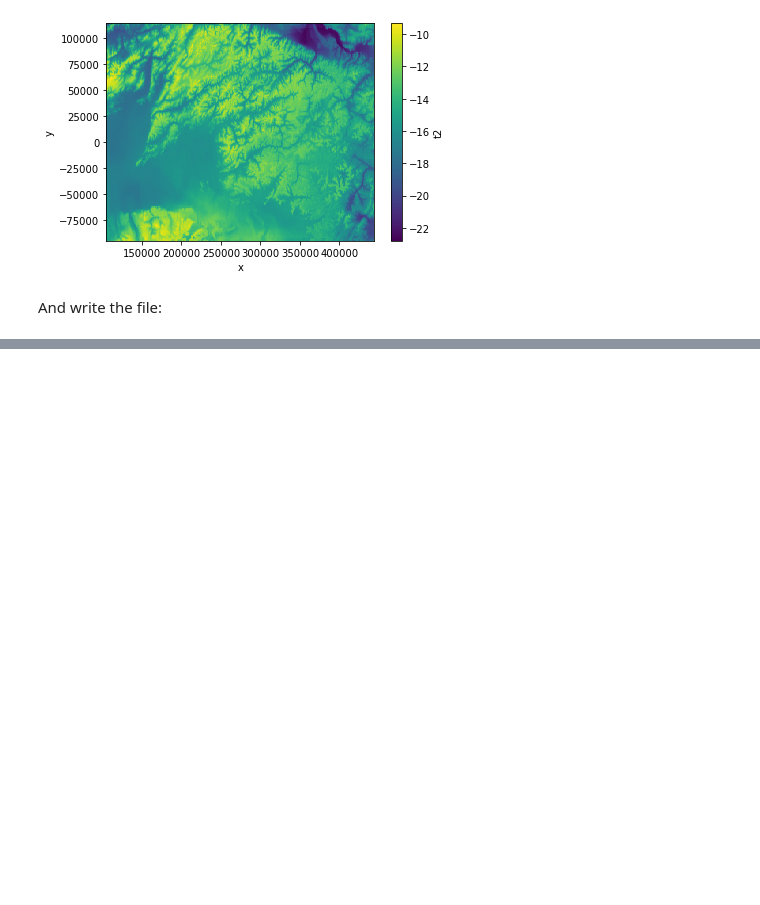
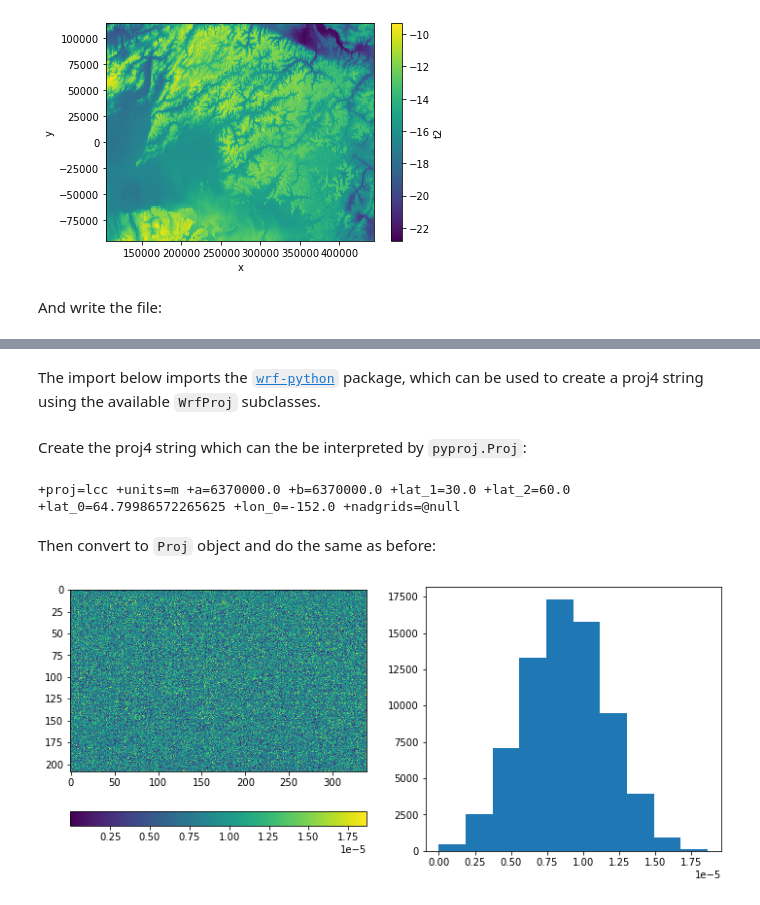
Before and after one commit to ua-snap/snap-geo, a Jupyter notebook: project_wrf.ipynb, the cells around one changed output, grey strips where cells are left out. Saved outputs shown, nothing was run; the diff lists cells and outputs as text; code cells hidden in the pictures; blank space fills up the shorter version.

```diff
--- a/project_wrf.ipynb
+++ b/project_wrf.ipynb
@@ -8,0 +37,8 @@ Load libraries and read WRF geogrid file:
+# %%
+def compute_error(wrf_proj, xx, yy):
+    wgs_proj = Proj(proj='latlong', datum='WGS84')
+    transformer = Transformer.from_proj(wrf_proj, wgs_proj)
+    our_lons, our_lats = transformer.transform(xx, yy)
+    error_arr = np.sqrt((our_lons - geo_ds.XLONG_M)**2 + (our_lats - geo_ds.XLAT_M)**2)
+
+    return error_arr.values[0]
@@ -131,0 +178,2 @@ new_ds.to_netcdf("t2_1km_2008-17_dera_climo_projected.nc")
+# %% [markdown]
+The import below imports the [`wrf-python`](https://wrf-python.readthedocs.io/en/latest/index.html) package, which can be used to create a proj4 string using the available `WrfProj` subclasses.
@@ -131,0 +182,17 @@ new_ds.to_netcdf("t2_1km_2008-17_dera_climo_projected.nc")
+# %% [markdown]
+Create the proj4 string which can the be interpreted by `pyproj.Proj`:
+# %%
+wrf_vars = ["TRUELAT1", "TRUELAT2", "MOAD_CEN_LAT", "STAND_LON", "POLE_LAT", "POLE_LON"]
+wrf_proj_str = LambertConformal(**{var: geo_ds.attrs[var] for var in wrf_vars}).proj4()
+print(wrf_proj_str)
+# %% [output]
++proj=lcc +units=m +a=6370000.0 +b=6370000.0 +lat_1=30.0 +lat_2=60.0 +lat_0=64.79986572265625 +lon_0=-152.0 +nadgrids=@null
+# %% [markdown]
+Then convert to `Proj` object and do the same as before:
+# %%
+wrf_proj = Proj(wrf_proj_str)
+xx, yy = compute_grid(wrf_proj, geo_ds)
+error_arr = compute_error(wrf_proj, xx, yy)
+plot_error(error_arr)
+# %% [output]
+[figure, added]
```
Also changed, not shown: parts of 27 cells of this notebook, 1 other file.
